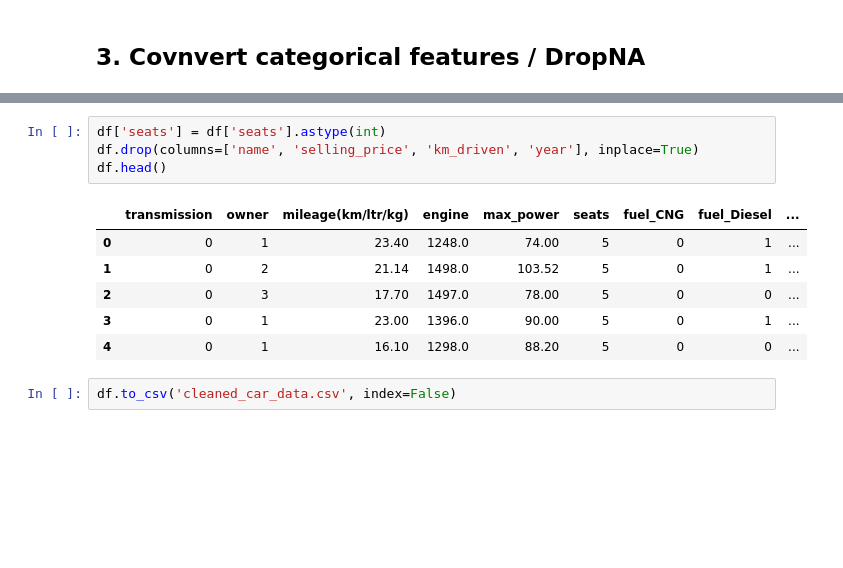
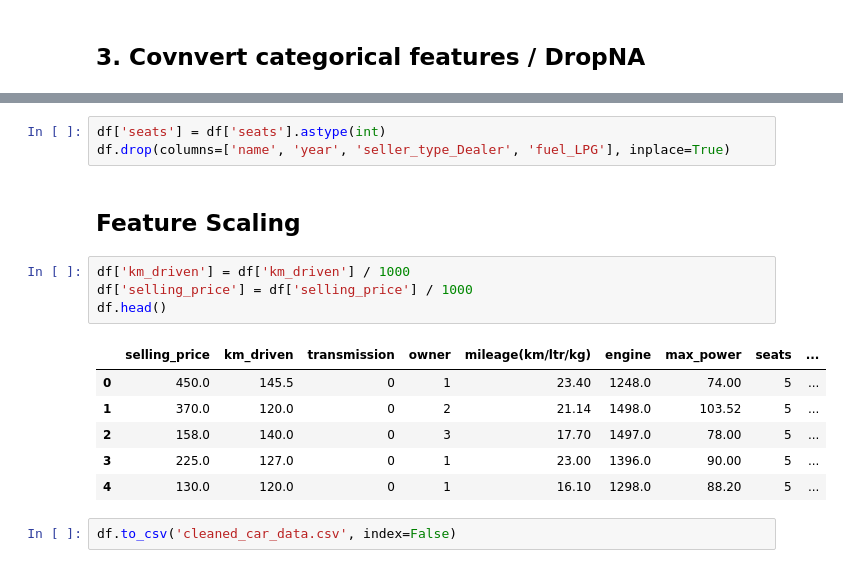
Before and after one commit to zaki-him/Car-Price-Prediction, a Jupyter notebook: main.ipynb, the cells around one changed output, grey strips where cells are left out. Saved outputs shown, nothing was run; the diff lists cells and outputs as text; blank space fills up the shorter version.

Commit message:
feature scaling

```diff
--- a/main.ipynb
+++ b/main.ipynb
@@ -122,13 +126,18 @@ df.shape
 # %%
 df['seats'] = df['seats'].astype(int)
-df.drop(columns=['name', 'selling_price', 'km_driven', 'year'], inplace=True)
-df.head()
+df.drop(columns=['name', 'year', 'seller_type_Dealer', 'fuel_LPG'], inplace=True)
-# %% [output]
-|  | transmission | owner | mileage(km/ltr/kg) | engine | max_power | seats | fuel_CNG | fuel_Diesel | ... |
-| 0 | 0 | 1 | 23.40 | 1248.0 | 74.00 | 5 | 0 | 1 | ... |
-| 1 | 0 | 2 | 21.14 | 1498.0 | 103.52 | 5 | 0 | 1 | ... |
-| 2 | 0 | 3 | 17.70 | 1497.0 | 78.00 | 5 | 0 | 0 | ... |
-| 3 | 0 | 1 | 23.00 | 1396.0 | 90.00 | 5 | 0 | 1 | ... |
-| 4 | 0 | 1 | 16.10 | 1298.0 | 88.20 | 5 | 0 | 0 | ... |
+# %% [markdown]
+## Feature Scaling
+# %%
+df['km_driven'] = df['km_driven'] / 1000
+df['selling_price'] = df['selling_price'] / 1000
+df.head()
+# %% [output]
+|  | selling_price | km_driven | transmission | owner | mileage(km/ltr/kg) | engine | max_power | seats | ... |
+| 0 | 450.0 | 145.5 | 0 | 1 | 23.40 | 1248.0 | 74.00 | 5 | ... |
+| 1 | 370.0 | 120.0 | 0 | 2 | 21.14 | 1498.0 | 103.52 | 5 | ... |
+| 2 | 158.0 | 140.0 | 0 | 3 | 17.70 | 1497.0 | 78.00 | 5 | ... |
+| 3 | 225.0 | 127.0 | 0 | 1 | 23.00 | 1396.0 | 90.00 | 5 | ... |
+| 4 | 130.0 | 120.0 | 0 | 1 | 16.10 | 1298.0 | 88.20 | 5 | ... |
 # %%
 df.to_csv('cleaned_car_data.csv', index=False)
```
Also changed, not shown: parts of 5 cells of this notebook, 1 other file.
